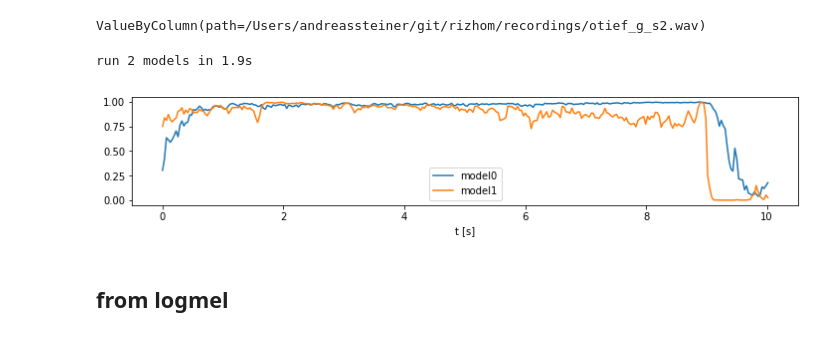
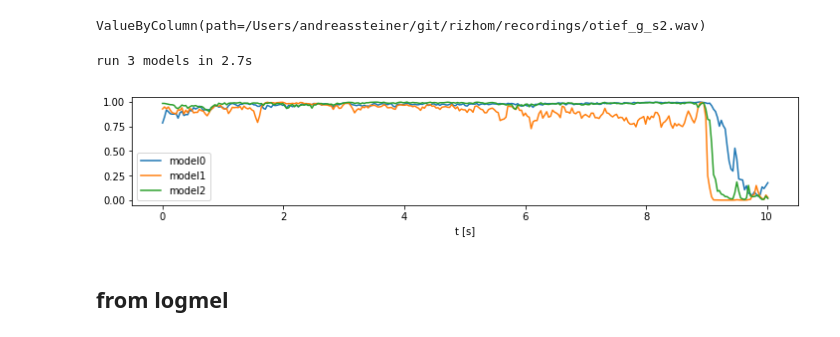
Before and after one commit to nuru-nu/moyo, a Jupyter notebook: notebooks/tf.ipynb, the cells around one changed output. Drawn from its saved outputs; the diff is of its cells as text; code cells hidden in the pictures.

```diff
--- a/notebooks/tf.ipynb
+++ b/notebooks/tf.ipynb
@@ -603,10 +644,10 @@ ab.data.otief_g_s2
 [interactive output not drawn]
 ValueByColumn(path=/Users/andreassteiner/git/rizhom/recordings/otief_g_s2.wav)
 # %%
-values = run_models(ab.data.otief_g_s2, 'tmo_wp_20_50_linear', 's2_linear_wp_10_10')
+values = run_models(ab.data.otief_g_s2, 'tmo_wp_20_50_linear', 's2_linear_wp_10_10', 's2_linear_wp_20_20')
 # %% [output]
-run 2 models in 1.9s
+run 3 models in 2.7s
-[figure, old version]
+[figure, new version]
 # %% [markdown]
 ## from logmel
 # %%
```
Also changed, not shown: parts of 9 cells of this notebook, 2 other files.
